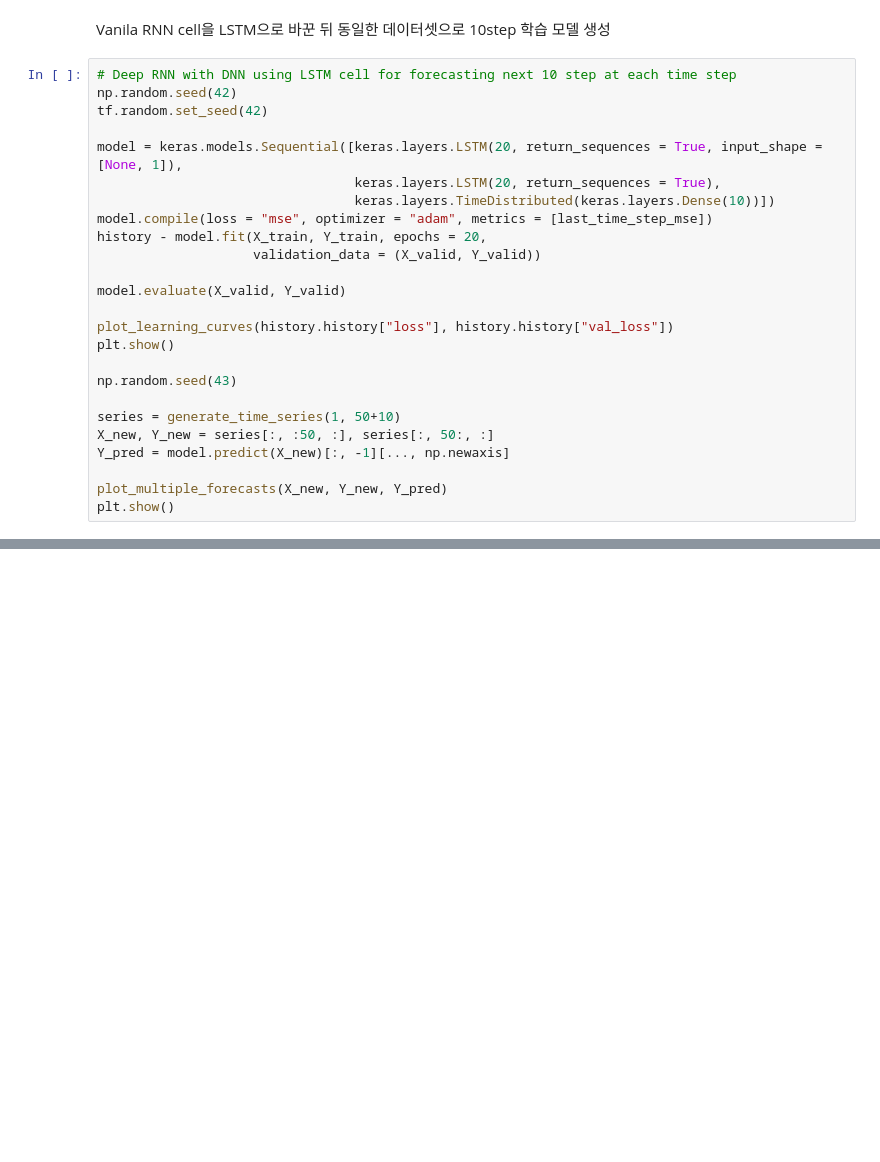
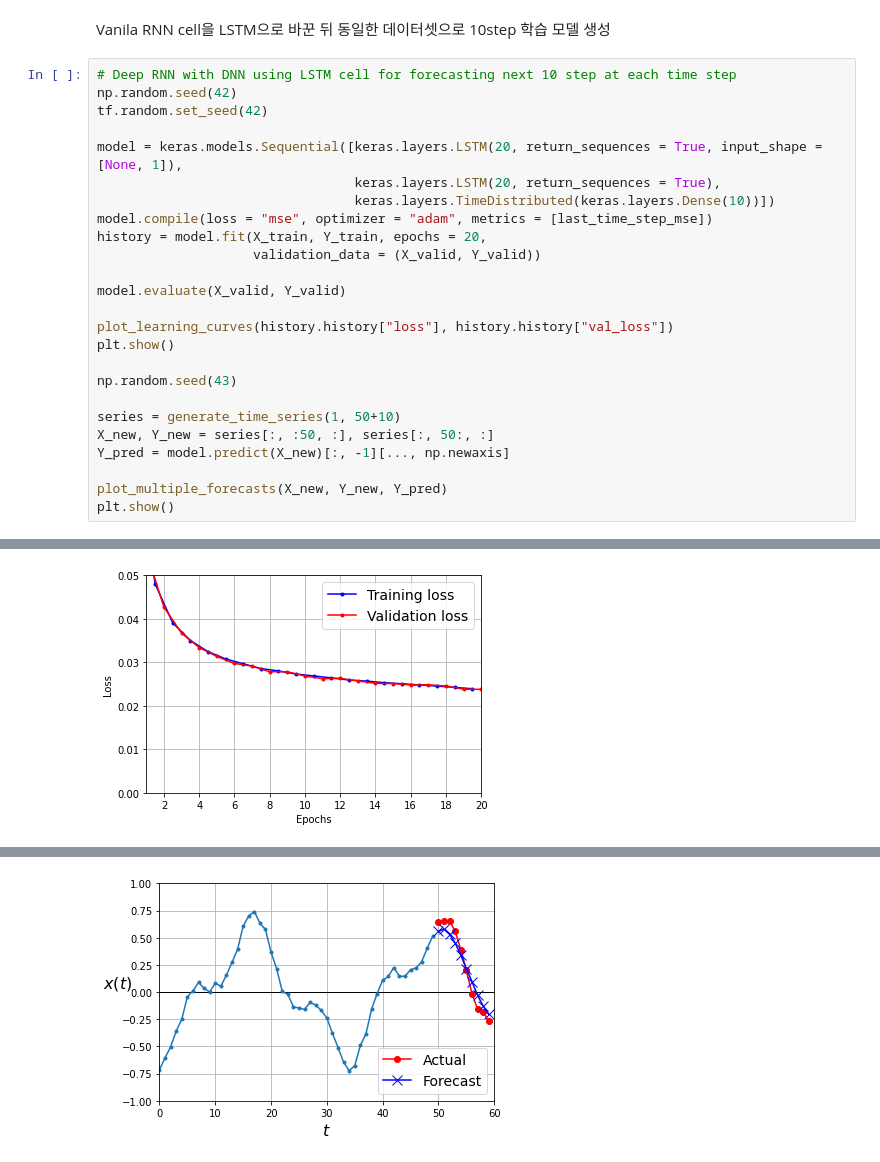
Before and after one commit to Pyeonseohee/Deeplearning, a Jupyter notebook: Deepnoid_Lecture05_RNN_and_LSTM.ipynb, the cells around one changed output, grey strips where cells are left out. Drawn from its saved outputs; the diff is of its cells as text; blank space fills up the shorter version.

```diff
--- a/Deepnoid_Lecture05_RNN_and_LSTM.ipynb
+++ b/Deepnoid_Lecture05_RNN_and_LSTM.ipynb
@@ -464,7 +480,7 @@ model = keras.models.Sequential([keras.layers.LSTM(20, return_sequences = True,
                                  keras.layers.LSTM(20, return_sequences = True),
                                  keras.layers.TimeDistributed(keras.layers.Dense(10))])
 model.compile(loss = "mse", optimizer = "adam", metrics = [last_time_step_mse])
-history - model.fit(X_train, Y_train, epochs = 20,
+history = model.fit(X_train, Y_train, epochs = 20,
                     validation_data = (X_valid, Y_valid))
 
 model.evaluate(X_valid, Y_valid)
@@ -480,3 +496,4 @@ Y_pred = model.predict(X_new)[:, -1][..., np.newaxis]
 
 plot_multiple_forecasts(X_new, Y_new, Y_pred)
 plt.show()
+# %% [output]
@@ -482,0 +517 @@ plt.show()
+[figure, added]
@@ -482,0 +519 @@ plt.show()
+[figure, added]
```
Also changed, not shown: parts of 2 cells of this notebook.
